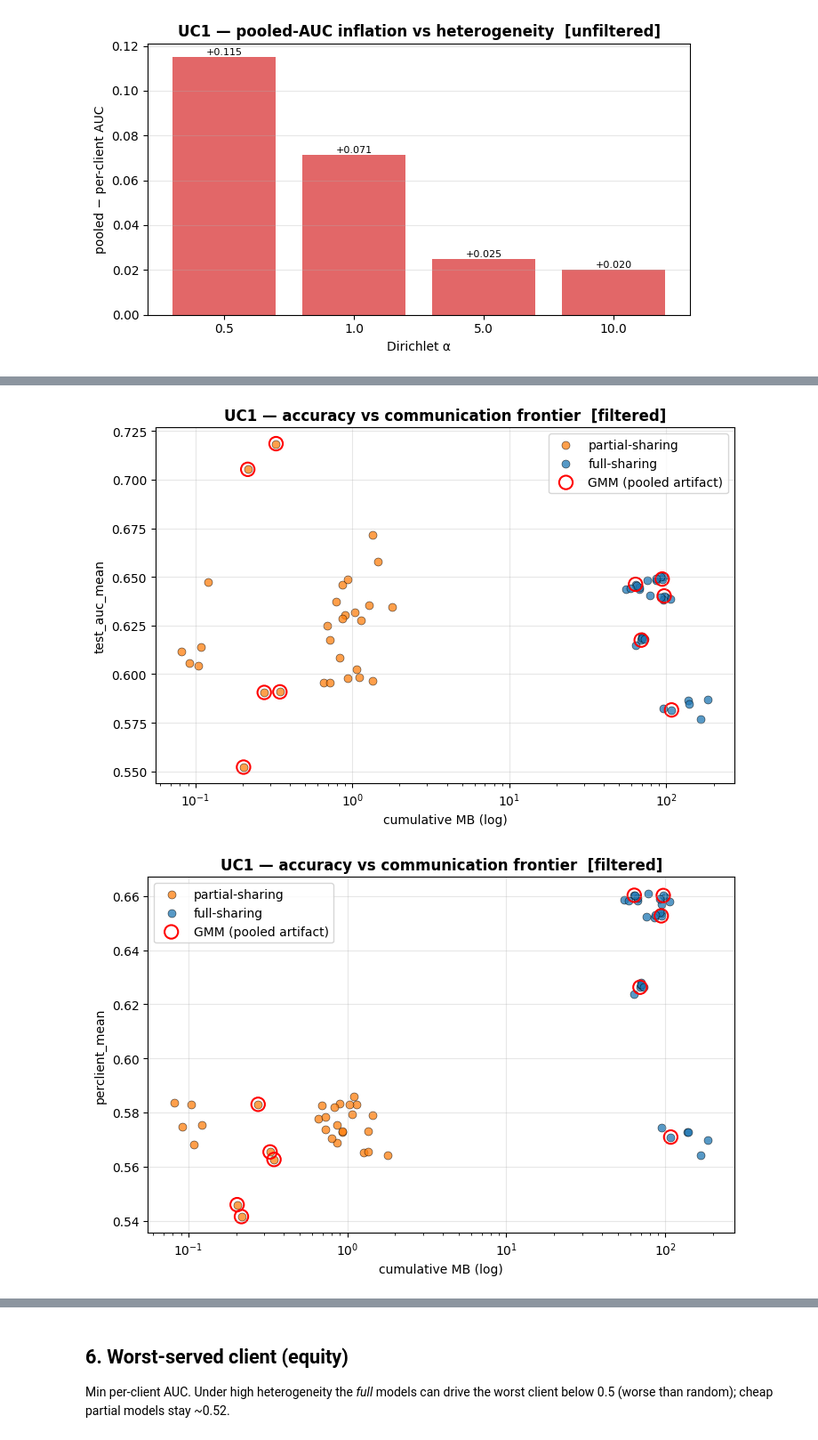
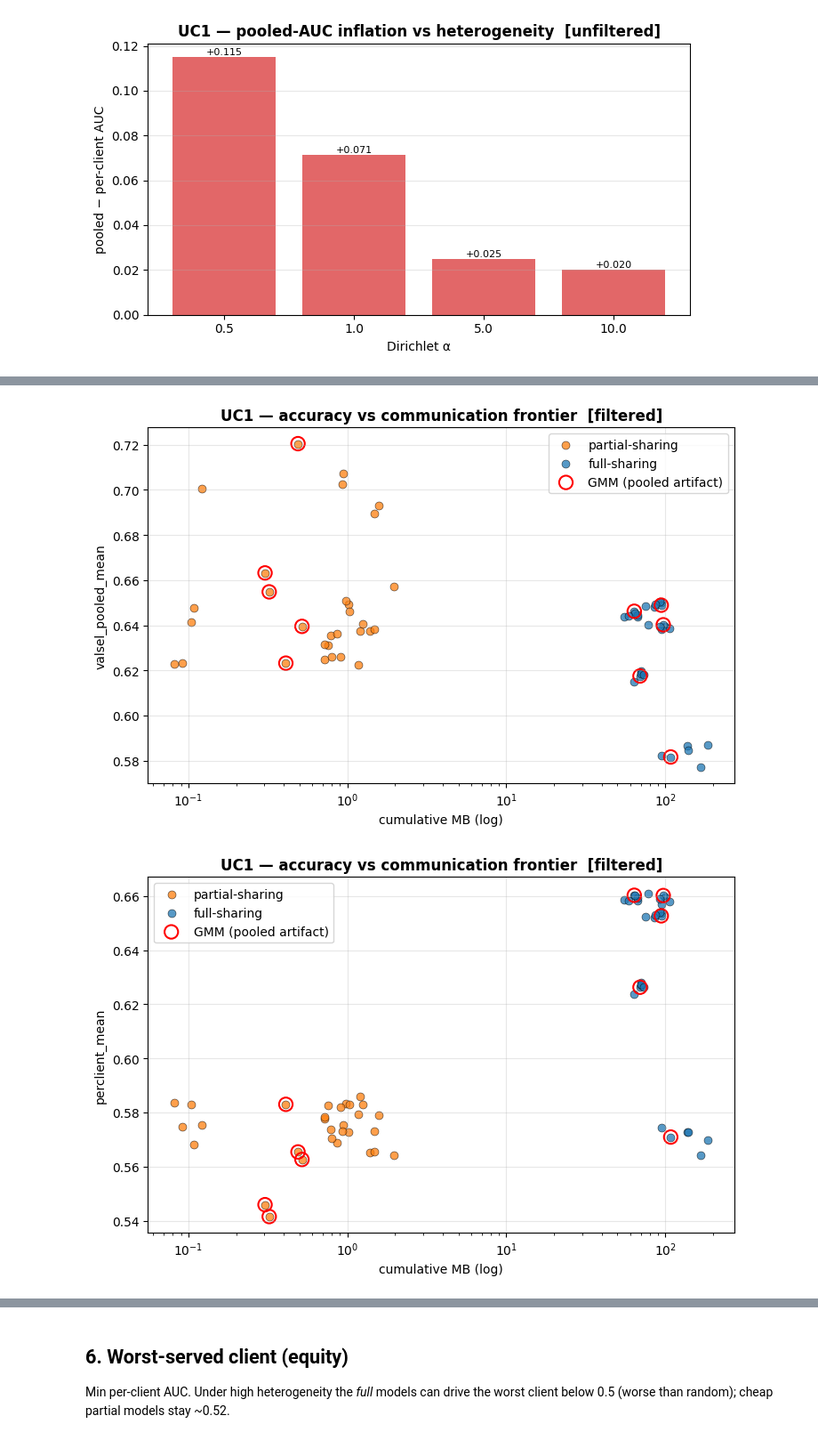
Before and after one commit to SrMallol2/Federated-Learning-Under-Data-Heterogeneity-for-Real-Applications-in-Multiple-Domains, a Jupyter notebook: Practices/Use Case 1 (Health)/04_Results/04_Results_Reframed.ipynb, the cells around one changed output, grey strips where cells are left out. Shown at 89% size. Drawn from its saved outputs; the diff is of its cells as text; code cells hidden in the pictures.

```diff
--- a/Practices/Use Case 1 (Health)/04_Results/04_Results_Reframed.ipynb
+++ b/Practices/Use Case 1 (Health)/04_Results/04_Results_Reframed.ipynb
@@ -61,7 +61,7 @@ Three tables per data case: (1) **pooled `test_auc`** (your original metric), (2
 client-local equal-weight `perclient_mean` (equity view). Compare table 2 here directly
 against UC2's `newpart` MSE table.
 # %%
-_tables = [('test_auc_mean',  'POOLED test_auc  (your original metric)'),
+_tables = [('valsel_pooled_mean', 'POOLED AUC (checkpoint-consistent, val-selected; == test_auc for full)'),
            ('perclient_wmean', 'CLIENT-LOCAL size-weighted  (== UC2 newpart aggregation)'),
            ('perclient_mean',  'CLIENT-LOCAL equal-weight  (equity view)')]
 for dc in ['filtered', 'unfiltered']:
@@ -198,6 +200,8 @@ pooled-vs-local story quantified in §4.
 for dc in ['filtered', 'unfiltered']:
     if df[df.data_case == dc].empty:
         continue
-    R.plot_auc_vs_alpha(df, dc, metric='test_auc_mean'); plt.show()     # pooled (your metric)
+    # pooled, checkpoint-consistent (valsel == saved test_auc for full variants;
+    # for partial it is the value at the best-val round — see Limitation 3)
+    R.plot_auc_vs_alpha(df, dc, metric='valsel_pooled_mean'); plt.show()
     R.plot_auc_vs_alpha(df, dc, metric='perclient_wmean'); plt.show()   # client-local (UC2-comparable)
 # %% [output]
@@ -229,9 +239,11 @@ artifact (high pooled AUC, per-client ≈ 0.55).
 # %%
 for dc in ['filtered', 'unfiltered']:
     if df[df.data_case == dc].empty:
         continue
-    R.plot_pareto(df, dc, metric='test_auc_mean'); plt.show()     # PRIMARY (your metric)
-    R.plot_pareto(df, dc, metric='perclient_mean'); plt.show()    # robustness
+    # x-axis: final_mb is the CORRECTED communication (prototype/GMM uploads
+    # included, recomputed in reframe_results.py; original kept in final_mb_saved)
+    R.plot_pareto(df, dc, metric='valsel_pooled_mean'); plt.show()   # pooled, checkpoint-consistent
+    R.plot_pareto(df, dc, metric='perclient_mean'); plt.show()       # robustness
 # %% [output]
-[figure, old version]
+[figure, new version]
-[figure, old version]
+[figure, new version]
```
Also changed, not shown: parts of 6 cells of this notebook, 30 other files.
